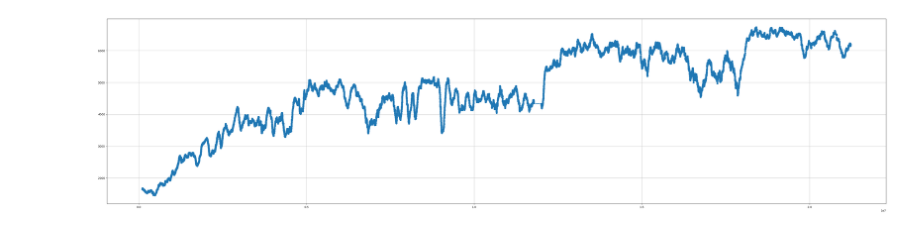
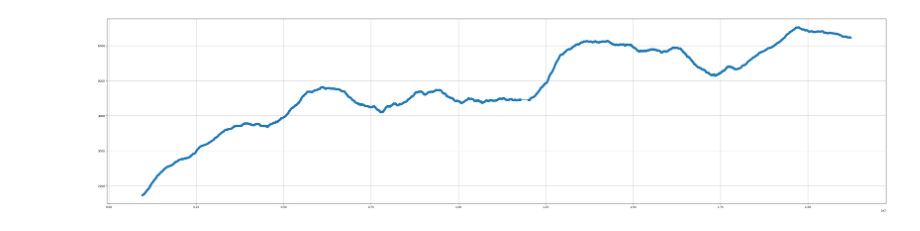
Before and after one commit to jimlin1112/DRL-Assignment-3, a Jupyter notebook: draw.ipynb, the cells around one changed output. Saved outputs shown, nothing was run; the diff lists cells and outputs as text; code cells hidden in the pictures.

```diff
--- a/draw.ipynb
+++ b/draw.ipynb
@@ -17,32 +17,32 @@ import re
 import matplotlib.pyplot as plt
 
 # 用於存放解析後的 steps 和 rewards
 a1 = []
 reward = []
 
 # 正則表達式：匹配 Reward 和 Step
 pattern = re.compile(r'Step\s*(\d+).*?Reward\s*([\d.]+)')
 
 # 打開並逐行讀取日誌檔
 with open('output.txt', 'r') as f:
     for line in f:
         match = pattern.search(line)
         if match:
             tmp1 = float(match.group(1))
             tmp2 = float(match.group(2))
             a1.append(tmp1)
             reward.append(tmp2)
 
 reward_avg = []
-avg_num = 100
+avg_num = 1000
 for i in range(avg_num, len(reward)):
     reward_avg.append(np.mean(reward[i-avg_num:i]))
 
 # 繪圖
 plt.figure(figsize=(40, 10))
 plt.plot(a1[avg_num:], reward_avg, marker='o', linestyle='-')
 plt.grid(True)
 plt.tight_layout()
 plt.show()
 # %% [output]
-[figure, old version]
+[figure, new version]
```
